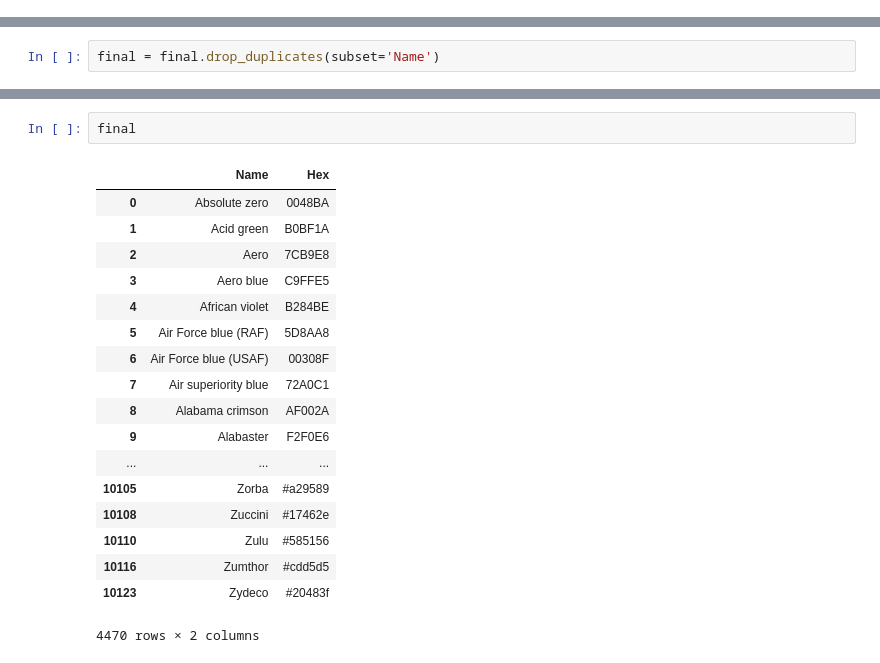
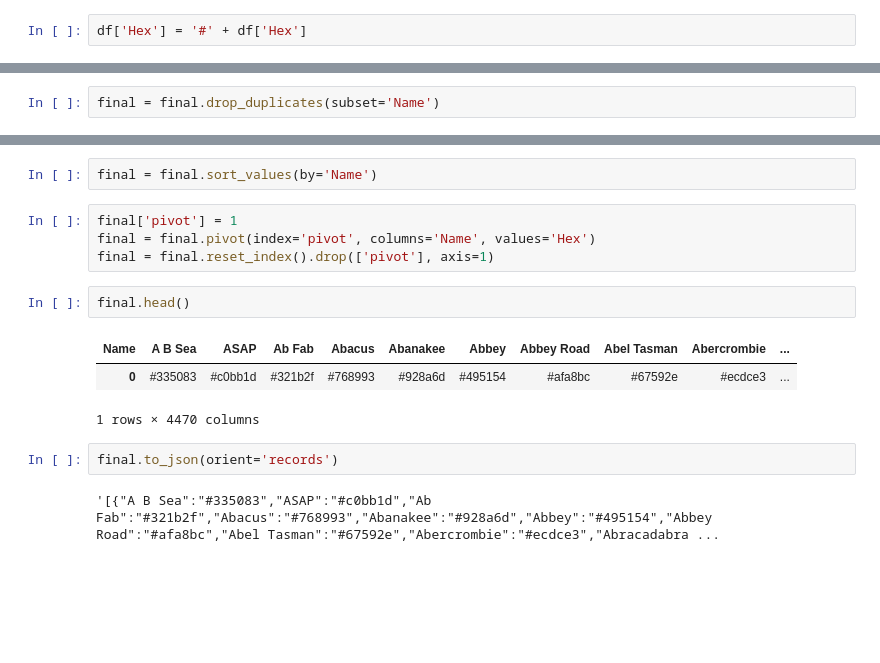
Before and after one commit to knispeja/ColorGlossary, a Jupyter notebook: color_glossary_workbook.ipynb, the cells around one changed output, grey strips where cells are left out. Drawn from its saved outputs; the diff is of its cells as text; blank space fills up the shorter version.

Commit message:
Converted list of color names to JSON

```diff
--- a/color_glossary_workbook.ipynb
+++ b/color_glossary_workbook.ipynb
@@ -15,3 +9,5 @@ dtype: object
+# %%
+df['Hex'] = '#' + df['Hex']
 # %%
 df_resene = pd.read_excel('sources/resene.xls')
 # %%
@@ -59,21 +35,16 @@ Name: Hex, dtype: int64
+# %%
+final = final.sort_values(by='Name')
+# %%
+final['pivot'] = 1
+final = final.pivot(index='pivot', columns='Name', values='Hex')
+final = final.reset_index().drop(['pivot'], axis=1)
 # %%
-final
+final.head()
 # %% [output]
-|  | Name | Hex |
-| 0 | Absolute zero | 0048BA |
-| 1 | Acid green | B0BF1A |
-| 2 | Aero | 7CB9E8 |
-| 3 | Aero blue | C9FFE5 |
-| 4 | African violet | B284BE |
-| 5 | Air Force blue (RAF) | 5D8AA8 |
-| 6 | Air Force blue (USAF) | 00308F |
-| 7 | Air superiority blue | 72A0C1 |
-| 8 | Alabama crimson | AF002A |
-| 9 | Alabaster | F2F0E6 |
-| ... | ... | ... |
-| 10105 | Zorba | #a29589 |
-| 10108 | Zuccini | #17462e |
-| 10110 | Zulu | #585156 |
-| 10116 | Zumthor | #cdd5d5 |
-| 10123 | Zydeco | #20483f |
+| Name | A B Sea | ASAP | Ab Fab | Abacus | Abanakee | Abbey | Abbey Road | Abel Tasman | Abercrombie | ... |
+| 0 | #335083 | #c0bb1d | #321b2f | #768993 | #928a6d | #495154 | #afa8bc | #67592e | #ecdce3 | ... |
-4470 rows × 2 columns
+1 rows × 4470 columns
+# %%
+final.to_json(orient='records')
+# %% [output]
+'[{"A B Sea":"#335083","ASAP":"#c0bb1d","Ab Fab":"#321b2f","Abacus":"#768993","Abanakee":"#928a6d","Abbey":"#495154","Abbey Road":"#afa8bc","Abel Tasman":"#67592e","Abercrombie":"#ecdce3","Abracadabra ...
```
Also changed, not shown: parts of 2 cells of this notebook.
